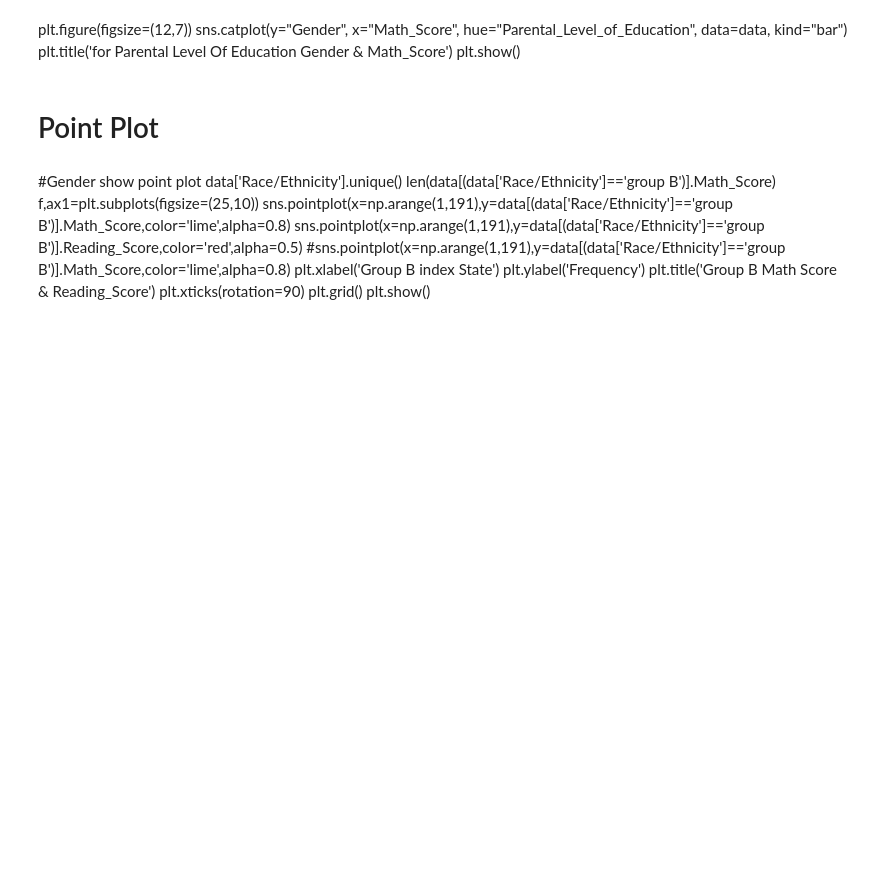
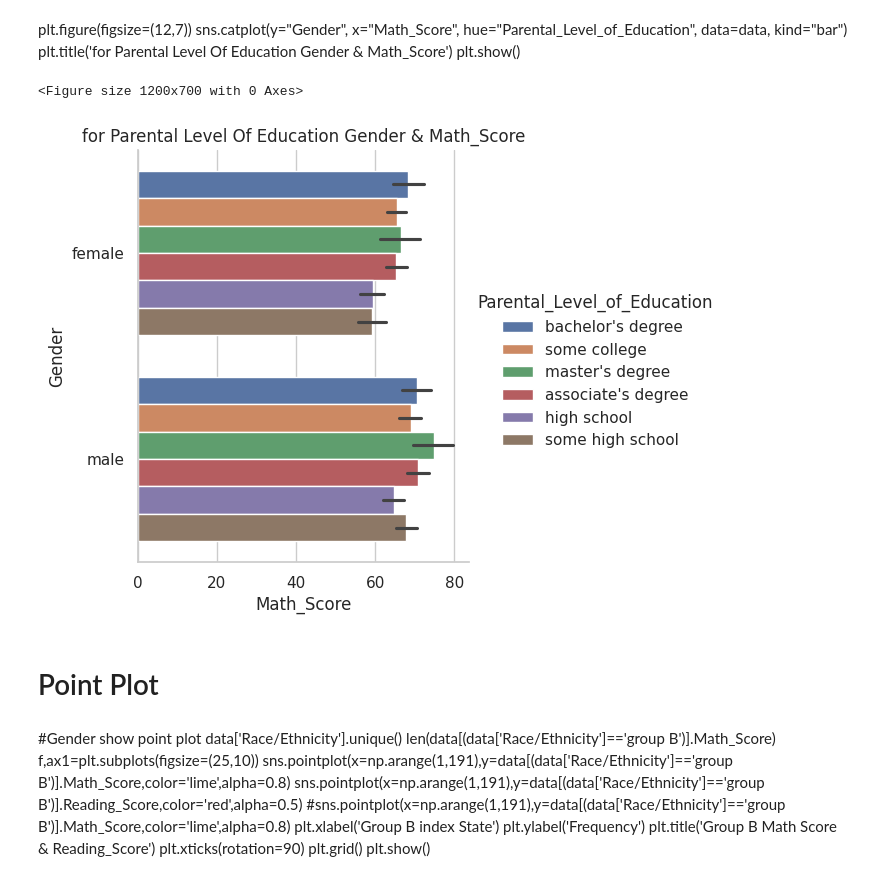
Before and after one commit to FlavioC30/PracticasSisDInfII, a Jupyter notebook: 04_seaborn.ipynb, the cells around one changed output. Saved outputs shown, nothing was run; the diff lists cells and outputs as text; code cells hidden in the pictures; blank space fills up the shorter version.

```diff
--- a/04_seaborn.ipynb
+++ b/04_seaborn.ipynb
@@ -271,6 +298,16 @@ sns.catplot(y="Gender", x="Math_Score",
                  data=data, kind="bar")
 plt.title('for Parental Level Of Education Gender & Math_Score')
 plt.show()
+# %%
+plt.figure(figsize=(12,7))
+sns.catplot(y="Gender", x="Math_Score",
+                 hue="Parental_Level_of_Education",
+                 data=data, kind="bar")
+plt.title('for Parental Level Of Education Gender & Math_Score')
+plt.show()
+# %% [output]
+<Figure size 1200x700 with 0 Axes>
+[figure, added]
 # %% [markdown]
 # Point Plot
 # %% [markdown]
```
Also changed, not shown: parts of 5 cells of this notebook.
